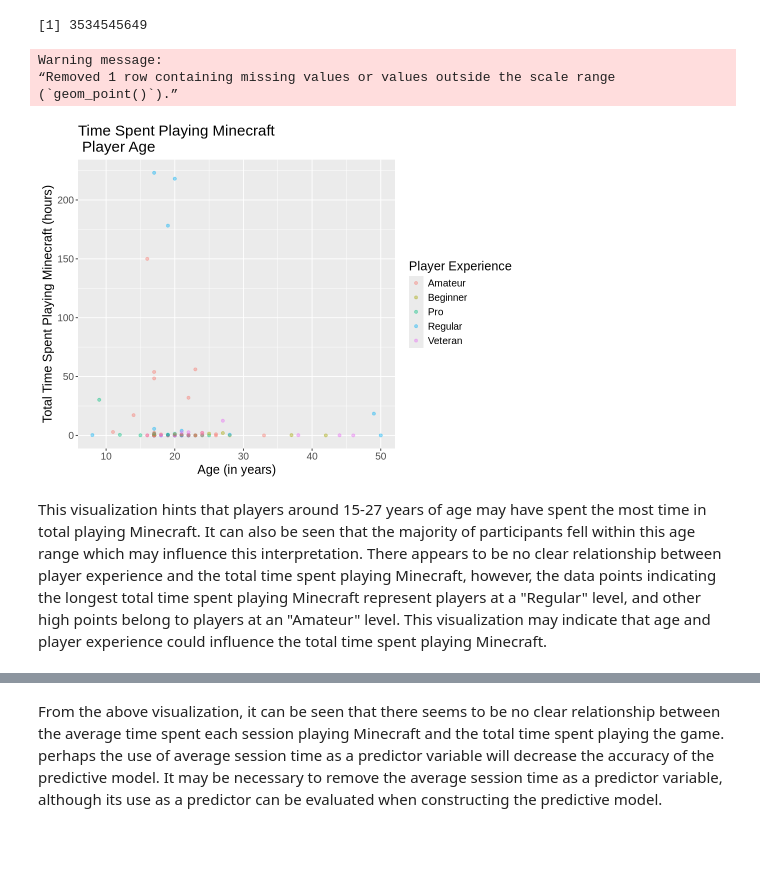
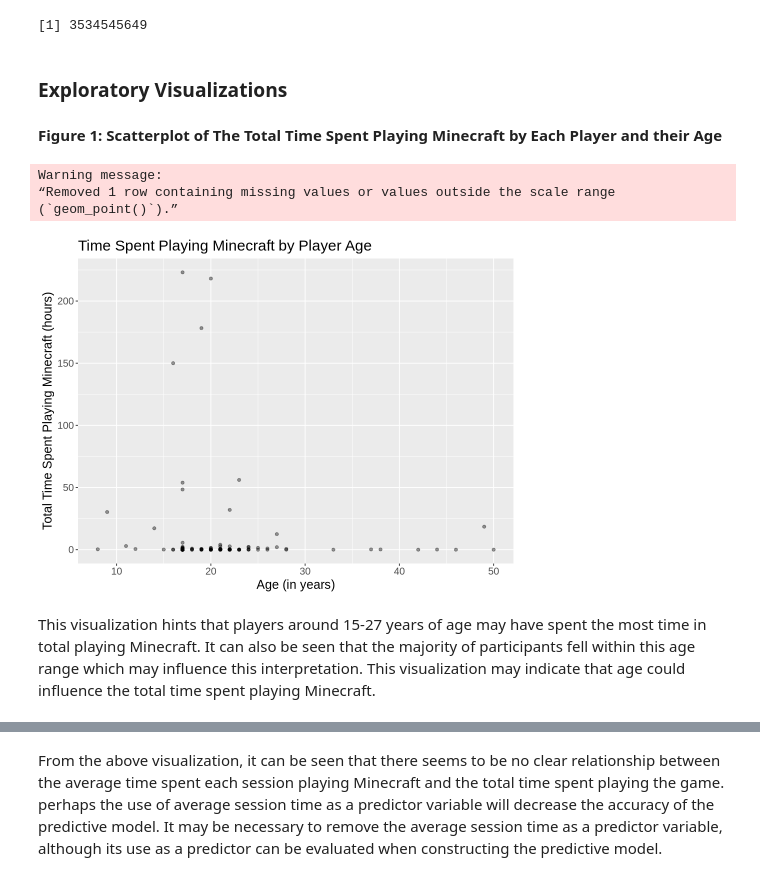
Before and after one commit to lilael-sakhawy/dsci_100_individual_project_planning_stage, a Jupyter notebook: finalproject.ipynb, the cells around one changed output, grey strips where cells are left out. Cells and saved outputs as stored; diff of their text form; code cells hidden in the pictures; blank space fills up the shorter version.

Commit message:
Tailoring Project
Cut out unnecessary information, added narration, added figure names, ensured increased cohesiveness.

```diff
--- a/finalproject.ipynb
+++ b/finalproject.ipynb
@@ -244,19 +245,22 @@ sd_original_end_training
 [1] 33.78892
 [1] 3541851582
 [1] 3534545649
+# %% [markdown]
+<h3> Exploratory Visualizations </h3>
+# %% [markdown]
+**Figure 1: Scatterplot of The Total Time Spent Playing Minecraft by Each Player and their Age**
 # %%
-# exploratory vizualization 1: do age or player experience affect total time spent playing Minecraft?
 players_training <- mutate(players_training, Age = Age, na.rm = TRUE)
-age_effect_plot <- ggplot(players_training, aes(x = Age, y = played_hours, colour = experience)) +
+age_effect_plot <- ggplot(players_training, aes(x = Age, y = played_hours)) +
 geom_point(alpha = 0.4) +
-labs(x = "Age (in years)", y = "Total Time Spent Playing Minecraft (hours)", colour = "Player Experience", title = "Time Spent Playing Minecraft \n Player Age") +
+labs(x = "Age (in years)", y = "Total Time Spent Playing Minecraft (hours)", title = "Time Spent Playing Minecraft by Player Age") +
 theme(text = element_text(size = 15))
 options(repr.plot.height = 6, repr.plot.width = 8)
 age_effect_plot
 # %% [output]
 Warning message:
 “Removed 1 row containing missing values or values outside the scale range
 (`geom_point()`).”
-[figure, old version]
+[figure, new version]
 # %% [markdown]
-This visualization hints that players around 15-27 years of age may have spent the most time in total playing Minecraft. It can also be seen that the majority of participants fell within this age range which may influence this interpretation. There appears to be no clear relationship between player experience and the total time spent playing Minecraft, however, the data points indicating the longest total time spent playing Minecraft represent players at a "Regular" level, and other high points belong to players at an "Amateur" level. This visualization may indicate that age and player experience could influence the total time spent playing Minecraft.
+This visualization hints that players around 15-27 years of age may have spent the most time in total playing Minecraft. It can also be seen that the majority of participants fell within this age range which may influence this interpretation. This visualization may indicate that age could influence the total time spent playing Minecraft.
```
Also changed, not shown: parts of 22 cells of this notebook.
